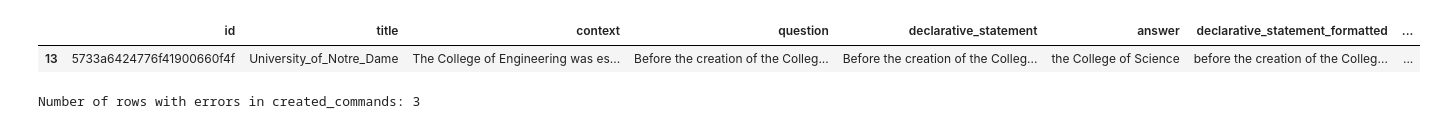
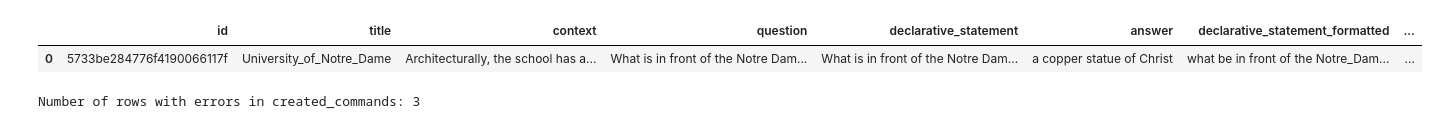
Before and after one commit to cjwalmsley/Training-and-evaluating-cognitive-language-models, a Jupyter notebook: debug_notebook.ipynb, the cells around one changed output. Saved outputs shown, nothing was run; the diff lists cells and outputs as text; code cells hidden in the pictures.

```diff
--- a/debug_notebook.ipynb
+++ b/debug_notebook.ipynb
@@ -1,13 +1,13 @@
 # %%
 # Notebook for debugging the pipline
 # %%
-import pandas as pd
-
 from pipeline import Pipeline
 
-json_path = "/Users/chris/Library/CloudStorage/GoogleDrive-cjameswalmsley@gmail.com/My Drive/Shared with Julia/Education/Kent University/PhD/work/annabell/experiments/sandbox/data_sets/nyc_squad_without_pretraining_commands.jsonl"
+json_path = "/Users/chris/Library/CloudStorage/GoogleDrive-cjameswalmsley@gmail.com/My Drive/Shared with Julia/Education/Kent University/PhD/work/annabell/experiments/sandbox/data_sets/nyc_squad_with_pretraining_commands.jsonl"
 
 pipeline = Pipeline(prepared_dataset_filepath=json_path)
 pipeline.load_prepared_dataset()
-pipeline.generate_pre_training_data()
+#pipeline.run_pre_training_evaluation_testing()
+pipeline.run_evaluate_pre_training_results()
+#pipeline.generate_pre_training_data()
 # %% [output]
@@ -56,9 +33,11 @@ dataframe
 # %%
 #find the row with id = "56d4eb762ccc5a1400d8334f"
-dataframe[dataframe['id'] == "5733a6424776f41900660f4f"]
+dataframe = pipeline.datasetPreProcessor.dataset
+dataframe[dataframe[
+              'question'] == "What is in front of the Notre Dame Main Building?"]
 # %% [output]
 |  | id | title | context | question | declarative_statement | answer | declarative_statement_formatted | ... |
-| 13 | 5733a6424776f41900660f4f | University_of_Notre_Dame | The College of Engineering was es... | Before the creation of the Colleg... | Before the creation of the Colleg... | the College of Science | before the creation of the Colleg... | ... |
+| 0 | 5733be284776f4190066117f | University_of_Notre_Dame | Architecturally, the school has a... | What is in front of the Notre Dam... | What is in front of the Notre Dam... | a copper statue of Christ | what be in front of the Notre_Dam... | ... |
 # %%
 import pandas as pd
 
```
Also changed, not shown: parts of 2 cells of this notebook, 9 other files.
